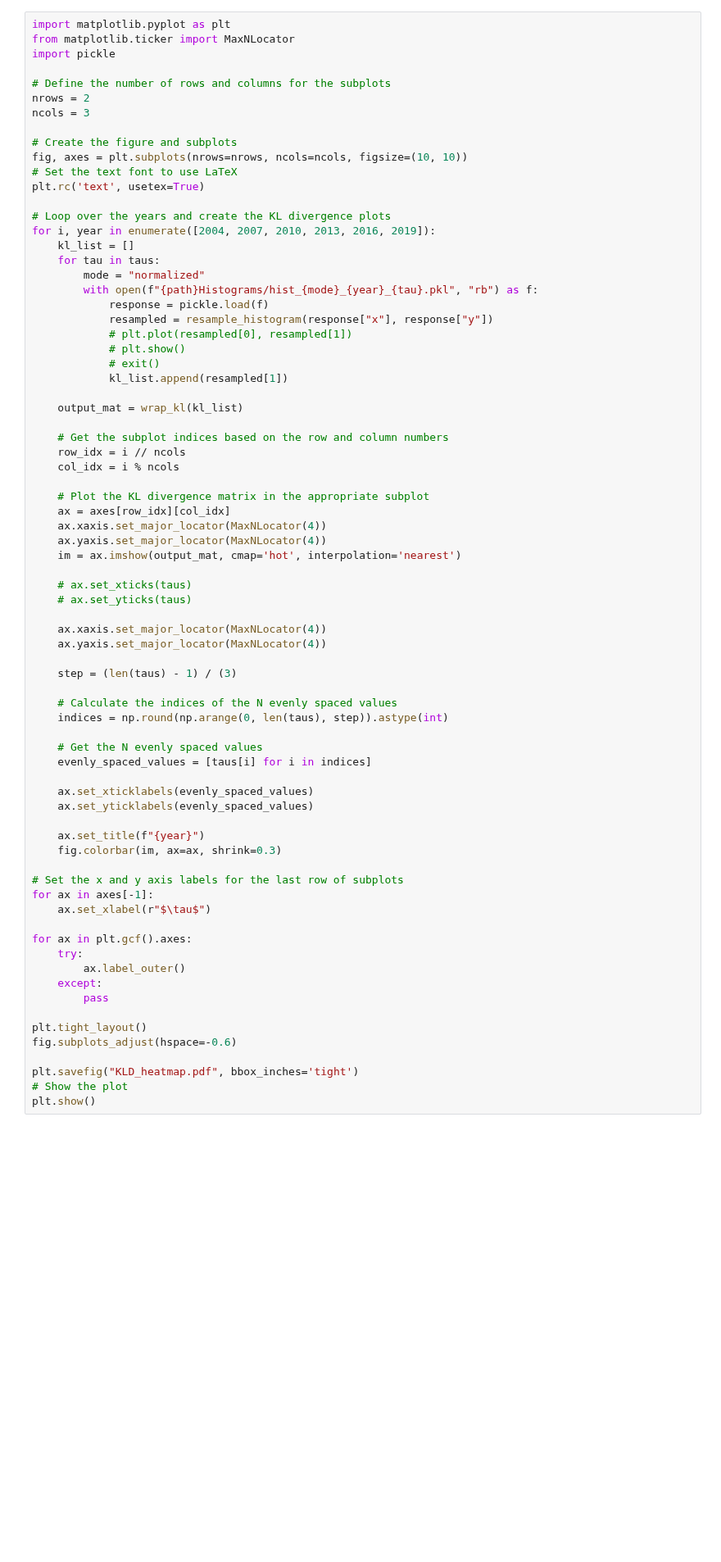
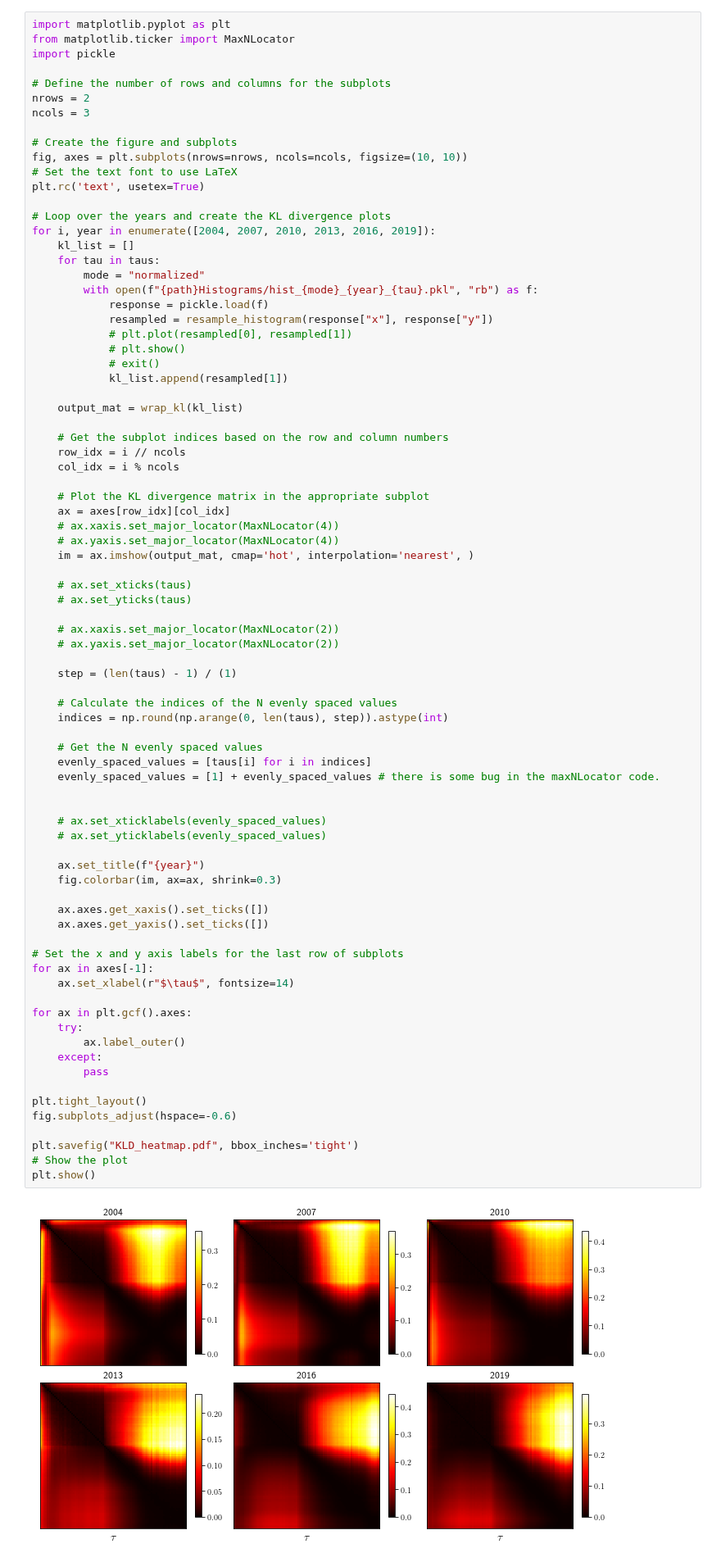
Before and after one commit to pholur/stock-market, a Jupyter notebook: Plotters/kld.ipynb, the cells around one changed output. Shown at 82% size. Saved outputs shown, nothing was run; the diff lists cells and outputs as text; blank space fills up the shorter version.

```diff
--- a/Plotters/kld.ipynb
+++ b/Plotters/kld.ipynb
@@ -48,43 +48,50 @@ for i, year in enumerate([2004, 2007, 2010, 2013, 2016, 2019]):
 
     # Plot the KL divergence matrix in the appropriate subplot
     ax = axes[row_idx][col_idx]
-    ax.xaxis.set_major_locator(MaxNLocator(4))
-    ax.yaxis.set_major_locator(MaxNLocator(4))
-    im = ax.imshow(output_mat, cmap='hot', interpolation='nearest')
+    # ax.xaxis.set_major_locator(MaxNLocator(4))
+    # ax.yaxis.set_major_locator(MaxNLocator(4))
+    im = ax.imshow(output_mat, cmap='hot', interpolation='nearest', )
 
     # ax.set_xticks(taus)
     # ax.set_yticks(taus)
 
-    ax.xaxis.set_major_locator(MaxNLocator(4))
-    ax.yaxis.set_major_locator(MaxNLocator(4))
+    # ax.xaxis.set_major_locator(MaxNLocator(2))
+    # ax.yaxis.set_major_locator(MaxNLocator(2))
 
-    step = (len(taus) - 1) / (3)
+    step = (len(taus) - 1) / (1)
 
     # Calculate the indices of the N evenly spaced values
     indices = np.round(np.arange(0, len(taus), step)).astype(int)
 
     # Get the N evenly spaced values
     evenly_spaced_values = [taus[i] for i in indices]
+    evenly_spaced_values = [1] + evenly_spaced_values # there is some bug in the maxNLocator code.
 
-    ax.set_xticklabels(evenly_spaced_values)
-    ax.set_yticklabels(evenly_spaced_values)
+
+    # ax.set_xticklabels(evenly_spaced_values)
+    # ax.set_yticklabels(evenly_spaced_values)
 
     ax.set_title(f"{year}")
     fig.colorbar(im, ax=ax, shrink=0.3)
 
+    ax.axes.get_xaxis().set_ticks([])
+    ax.axes.get_yaxis().set_ticks([])
+
 # Set the x and y axis labels for the last row of subplots
 for ax in axes[-1]:
-    ax.set_xlabel(r"$\tau$")
+    ax.set_xlabel(r"$\tau$", fontsize=14)
 
 for ax in plt.gcf().axes:
     try:
         ax.label_outer()
     except:
         pass
 
 plt.tight_layout()
 fig.subplots_adjust(hspace=-0.6)
 
 plt.savefig("KLD_heatmap.pdf", bbox_inches='tight')
 # Show the plot
 plt.show()
+# %% [output]
+[figure, added]
```
Also changed, not shown: 9 other files.
